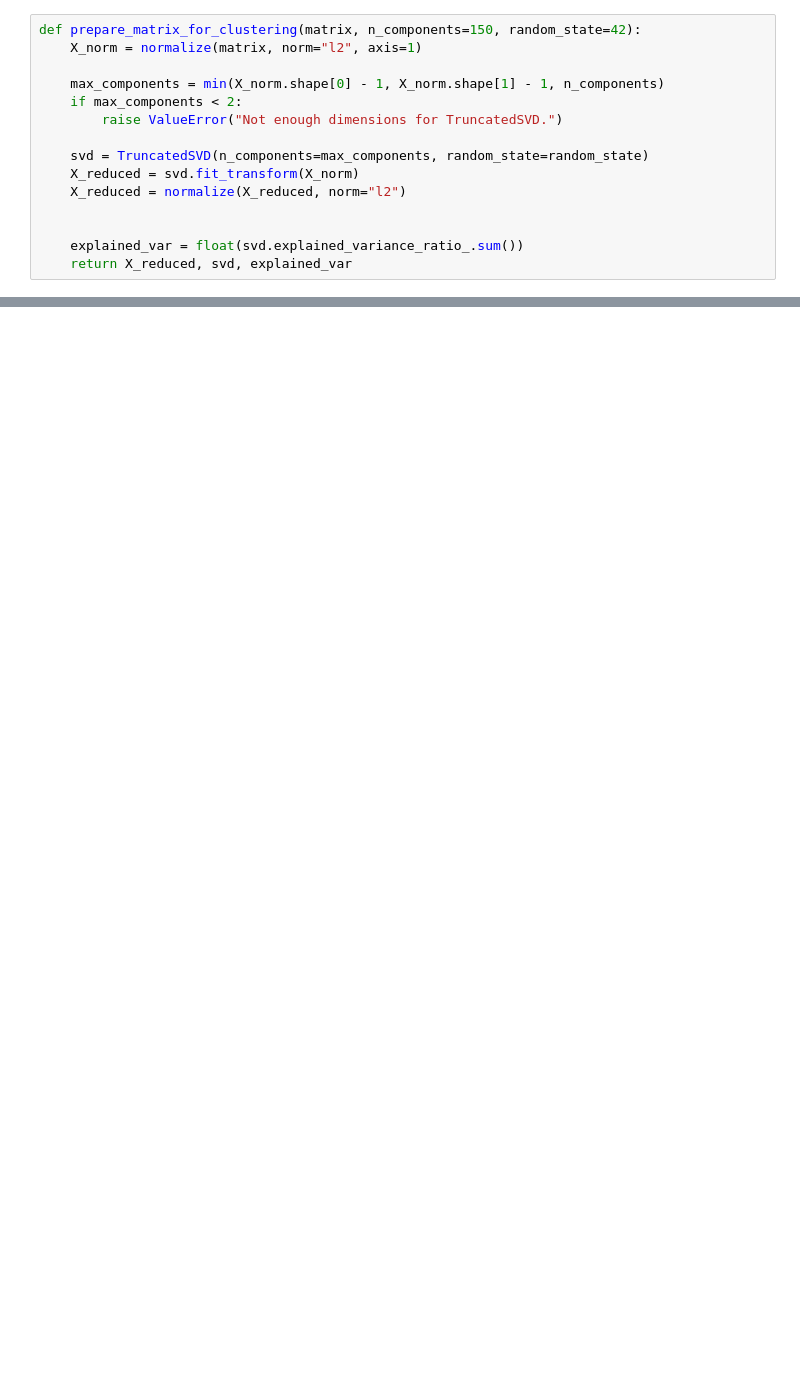
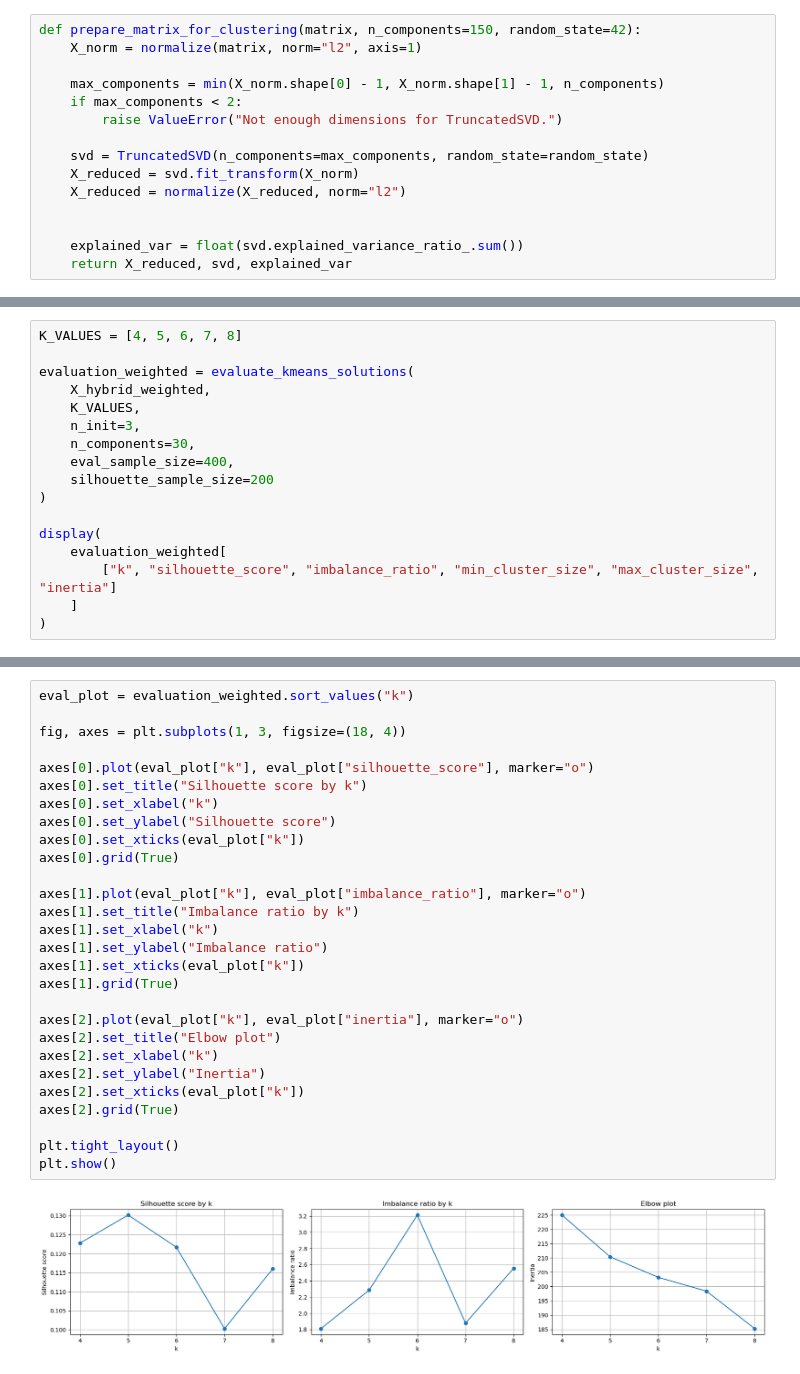
Before and after one commit to GeorgiosLoulakis/Analytics2Action, a Jupyter notebook: notebooks/text-clustering/02_tfidf_to_clustering.ipynb, the cells around one changed output, grey strips where cells are left out. Saved outputs shown, nothing was run; the diff lists cells and outputs as text; blank space fills up the shorter version.

Commit message:
Clean clustering notebook, fix final outputs, and keep k=5/k=6 comparison

```diff
--- a/notebooks/text-clustering/02_tfidf_to_clustering.ipynb
+++ b/notebooks/text-clustering/02_tfidf_to_clustering.ipynb
@@ -956,0 +216,17 @@ Saved cluster profiles to: outputs\text_clustering\results\cluster_profiles_k6.c
+# %%
+K_VALUES = [4, 5, 6, 7, 8]
+
+evaluation_weighted = evaluate_kmeans_solutions(
+    X_hybrid_weighted,
+    K_VALUES,
+    n_init=3,
+    n_components=30,
+    eval_sample_size=400,
+    silhouette_sample_size=200
+)
+
+display(
+    evaluation_weighted[
+        ["k", "silhouette_score", "imbalance_ratio", "min_cluster_size", "max_cluster_size", "inertia"]
+    ]
+)
@@ -956,0 +240,30 @@ Saved cluster profiles to: outputs\text_clustering\results\cluster_profiles_k6.c
+# %%
+eval_plot = evaluation_weighted.sort_values("k")
+
+fig, axes = plt.subplots(1, 3, figsize=(18, 4))
+
+axes[0].plot(eval_plot["k"], eval_plot["silhouette_score"], marker="o")
+axes[0].set_title("Silhouette score by k")
+axes[0].set_xlabel("k")
+axes[0].set_ylabel("Silhouette score")
+axes[0].set_xticks(eval_plot["k"])
+axes[0].grid(True)
+
+axes[1].plot(eval_plot["k"], eval_plot["imbalance_ratio"], marker="o")
+axes[1].set_title("Imbalance ratio by k")
+axes[1].set_xlabel("k")
+axes[1].set_ylabel("Imbalance ratio")
+axes[1].set_xticks(eval_plot["k"])
+axes[1].grid(True)
+
+axes[2].plot(eval_plot["k"], eval_plot["inertia"], marker="o")
+axes[2].set_title("Elbow plot")
+axes[2].set_xlabel("k")
+axes[2].set_ylabel("Inertia")
+axes[2].set_xticks(eval_plot["k"])
+axes[2].grid(True)
+
+plt.tight_layout()
+plt.show()
+# %% [output]
+[figure, added]
```
Also changed, not shown: parts of 67 cells of this notebook.
